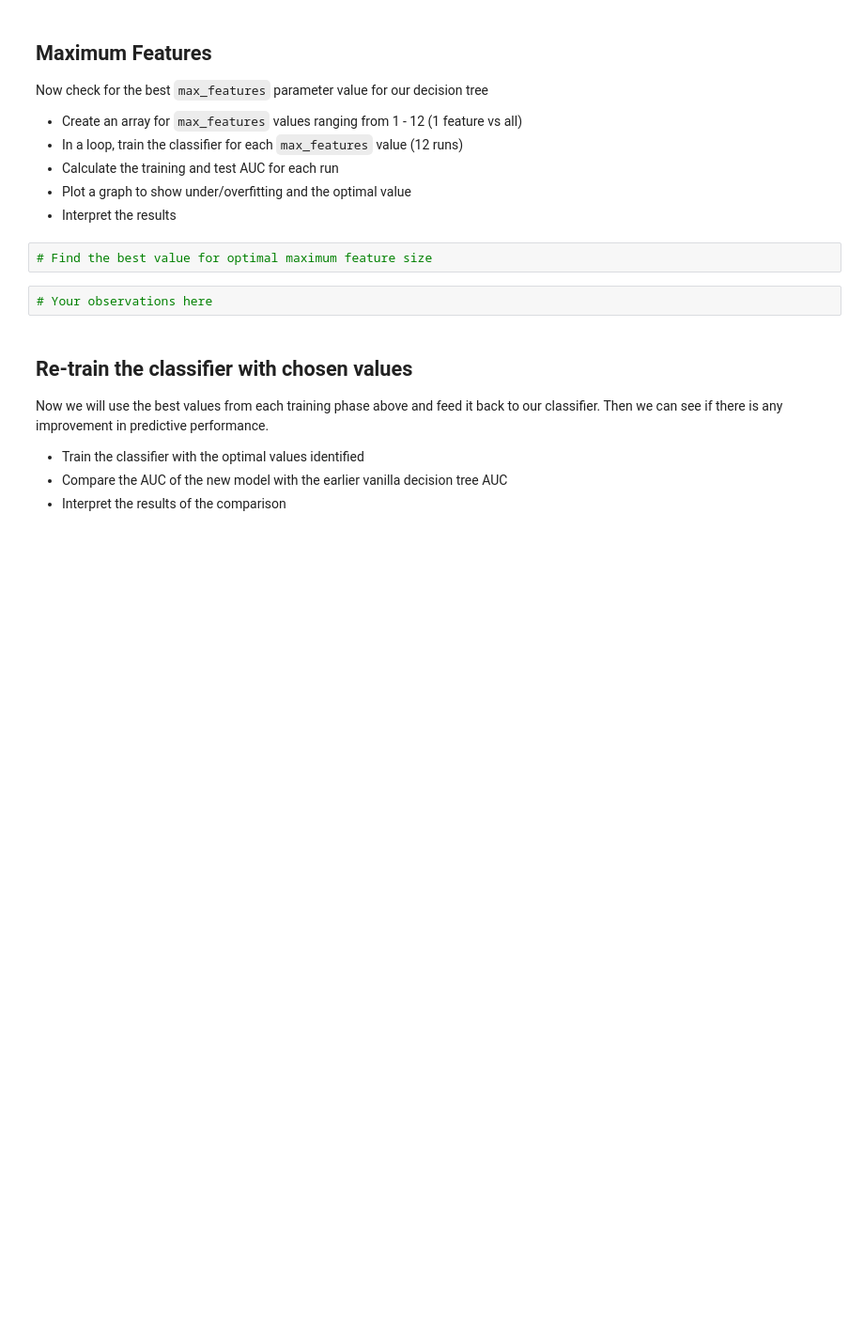
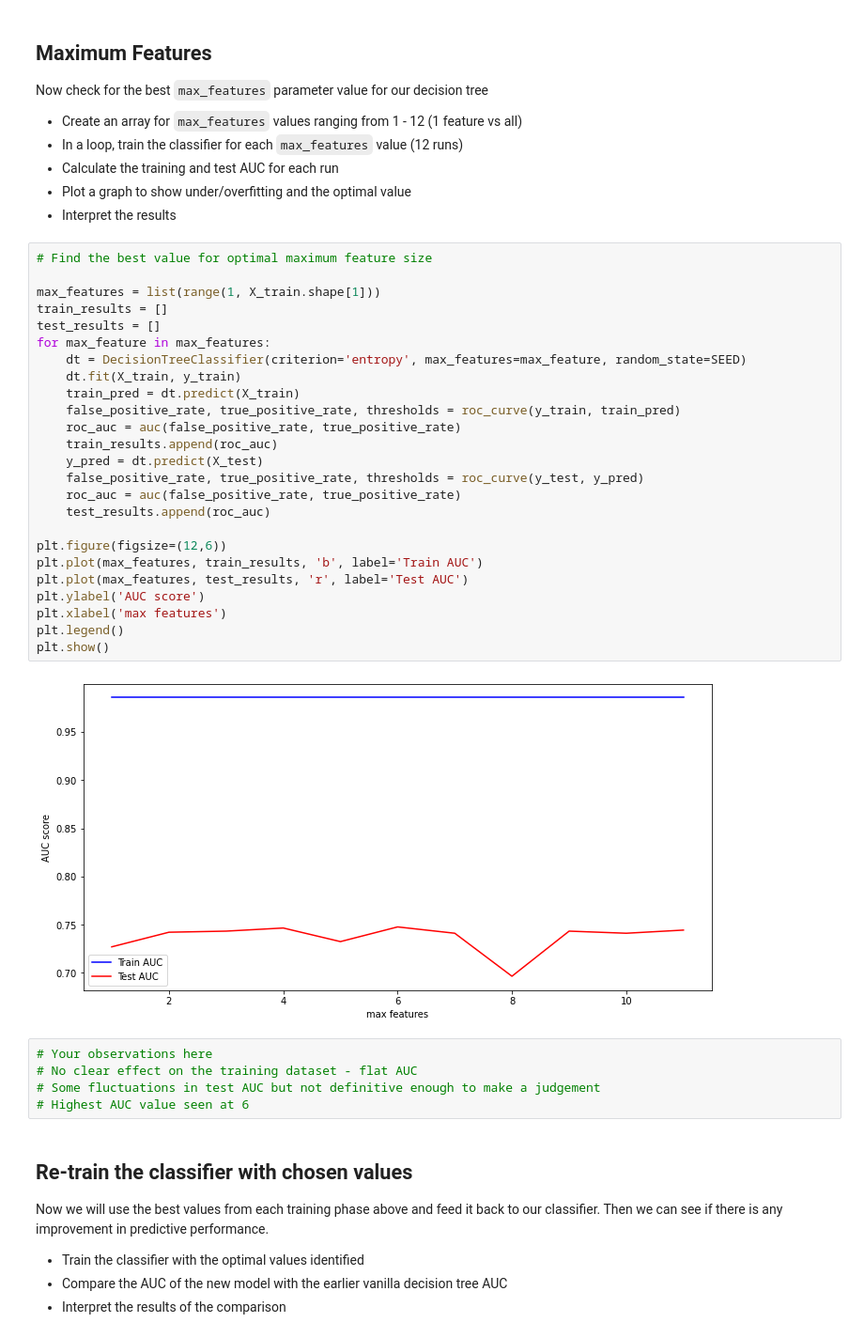
Before and after one commit to Pamela-Chebii/dsc-tuning-decision-trees-lab, a Jupyter notebook: index.ipynb, the cells around one changed output. Shown: that part at 94% size. Cells and saved outputs as stored; diff of their text form; blank space fills up the shorter version.

```diff
--- a/index.ipynb
+++ b/index.ipynb
@@ -183,10 +207,38 @@ Now check for the best `max_features` parameter value for our decision tree
 - Calculate the training and test AUC for each run
 - Plot a graph to show under/overfitting and the optimal value
 - Interpret the results
-# %%
-# Find the best value for optimal maximum feature size
-# %%
-# Your observations here
+# %%
+# Find the best value for optimal maximum feature size
+
+max_features = list(range(1, X_train.shape[1]))
+train_results = []
+test_results = []
+for max_feature in max_features:
+    dt = DecisionTreeClassifier(criterion='entropy', max_features=max_feature, random_state=SEED)
+    dt.fit(X_train, y_train)
+    train_pred = dt.predict(X_train)
+    false_positive_rate, true_positive_rate, thresholds = roc_curve(y_train, train_pred)
+    roc_auc = auc(false_positive_rate, true_positive_rate)
+    train_results.append(roc_auc)
+    y_pred = dt.predict(X_test)
+    false_positive_rate, true_positive_rate, thresholds = roc_curve(y_test, y_pred)
+    roc_auc = auc(false_positive_rate, true_positive_rate)
+    test_results.append(roc_auc)
+
+plt.figure(figsize=(12,6))
+plt.plot(max_features, train_results, 'b', label='Train AUC')
+plt.plot(max_features, test_results, 'r', label='Test AUC')
+plt.ylabel('AUC score')
+plt.xlabel('max features')
+plt.legend()
+plt.show()
+# %% [output]
+[figure, added]
+# %%
+# Your observations here
+# No clear effect on the training dataset - flat AUC
+# Some fluctuations in test AUC but not definitive enough to make a judgement
+# Highest AUC value seen at 6
 # %% [markdown]
 ## Re-train the classifier with chosen values
 
```
Also changed, not shown: parts of 4 cells of this notebook.
